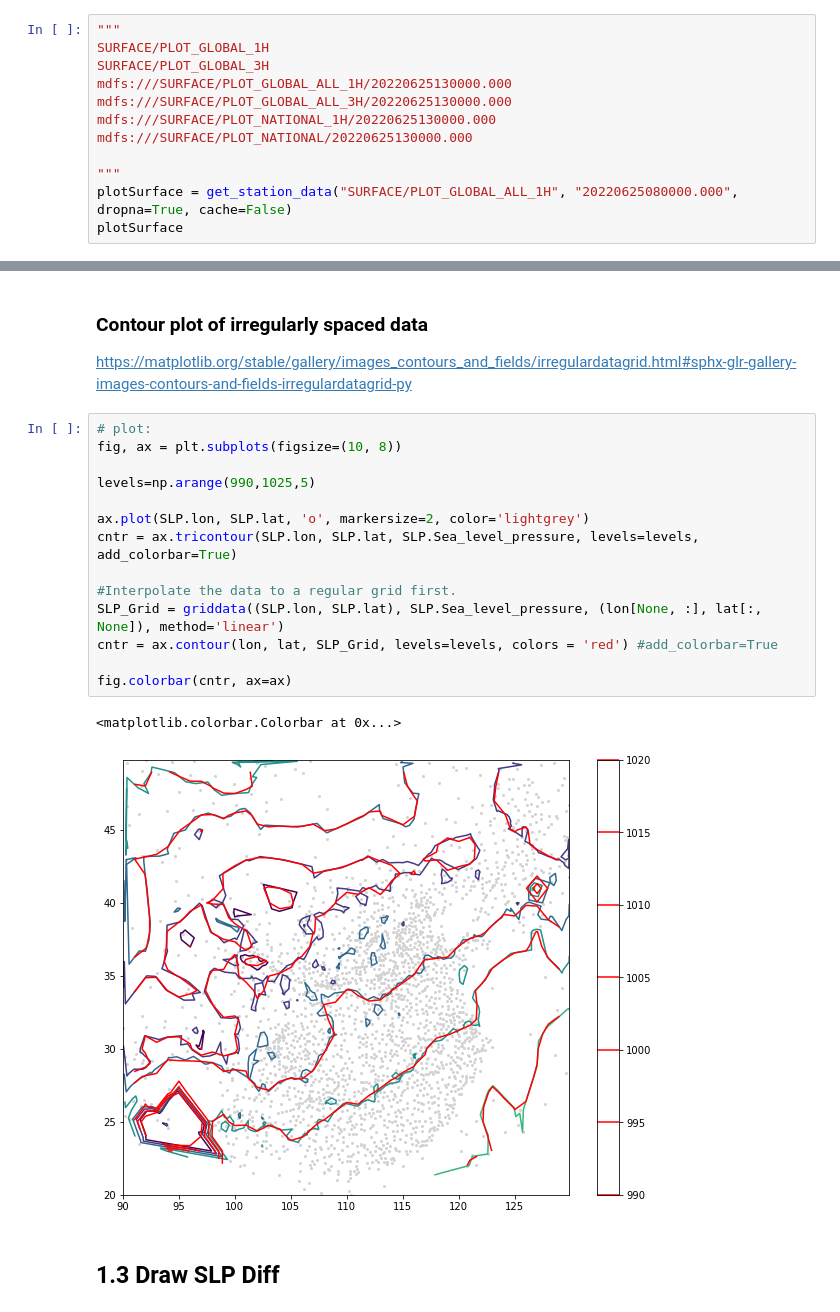
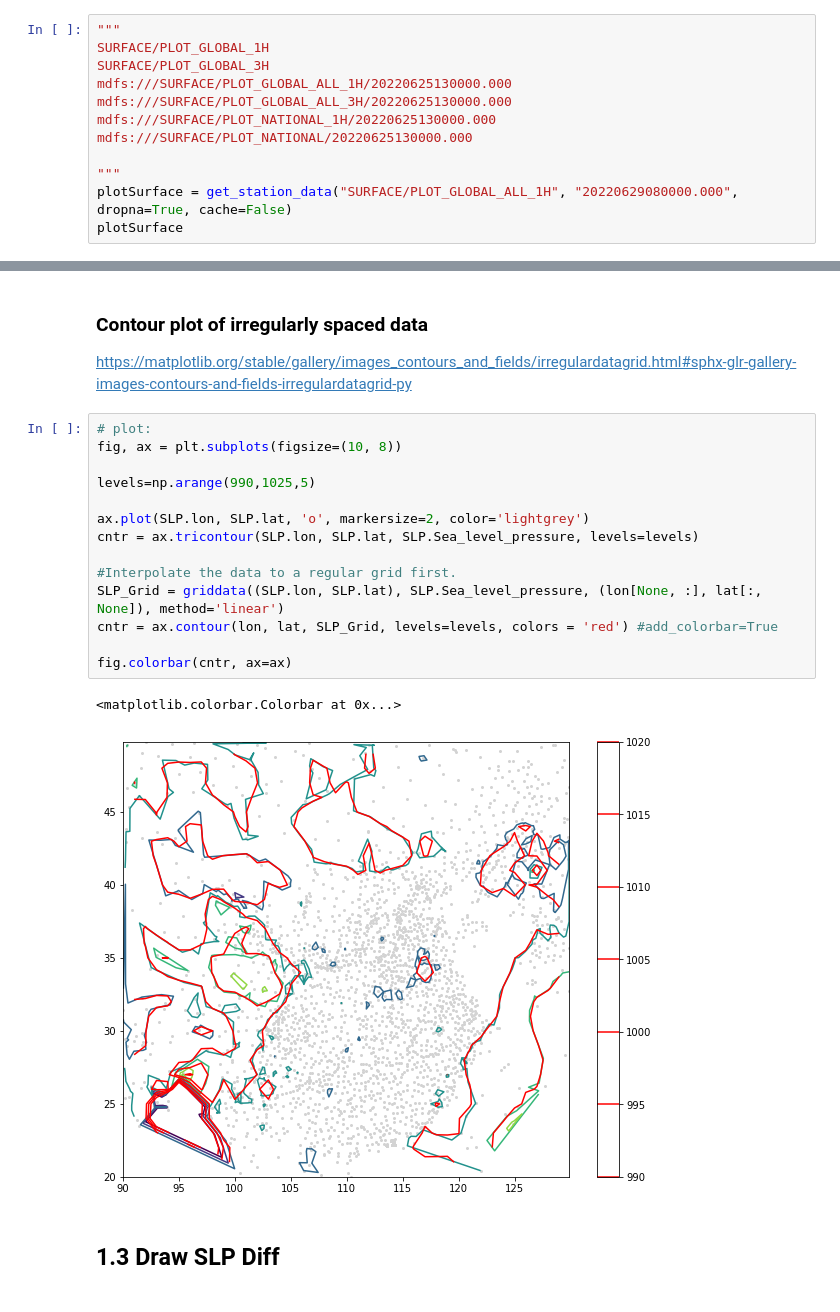
Before and after one commit to likev/weather-plot, a Jupyter notebook: SeaPressure.ipynb, the cells around one changed output, grey strips where cells are left out. Cells and saved outputs as stored; diff of their text form.

```diff
--- a/SeaPressure.ipynb
+++ b/SeaPressure.ipynb
@@ -93,6 +93,6 @@ mdfs:///SURFACE/PLOT_NATIONAL_1H/20220625130000.000
 mdfs:///SURFACE/PLOT_NATIONAL/20220625130000.000
 
 """
-plotSurface = get_station_data("SURFACE/PLOT_GLOBAL_ALL_1H", "20220625080000.000", dropna=True, cache=False)
+plotSurface = get_station_data("SURFACE/PLOT_GLOBAL_ALL_1H", "20220629080000.000", dropna=True, cache=False)
 plotSurface
 # %% [output]
@@ -141,20 +141,20 @@ https://matplotlib.org/stable/gallery/images_contours_and_fields/irregulardatagr
 # %%
 # plot:
 fig, ax = plt.subplots(figsize=(10, 8))
 
 levels=np.arange(990,1025,5)
 
 ax.plot(SLP.lon, SLP.lat, 'o', markersize=2, color='lightgrey')
-cntr = ax.tricontour(SLP.lon, SLP.lat, SLP.Sea_level_pressure, levels=levels, add_colorbar=True)
+cntr = ax.tricontour(SLP.lon, SLP.lat, SLP.Sea_level_pressure, levels=levels)
 
 #Interpolate the data to a regular grid first.
 SLP_Grid = griddata((SLP.lon, SLP.lat), SLP.Sea_level_pressure, (lon[None, :], lat[:, None]), method='linear')
 cntr = ax.contour(lon, lat, SLP_Grid, levels=levels, colors = 'red') #add_colorbar=True
 
 fig.colorbar(cntr, ax=ax)
 # %% [output]
 <matplotlib.colorbar.Colorbar at 0x...>
-[figure, old version]
+[figure, new version]
 # %% [markdown]
 ## 1.3 Draw SLP Diff
 # %%
```
Also changed, not shown: parts of 10 cells of this notebook, 2 other files.
